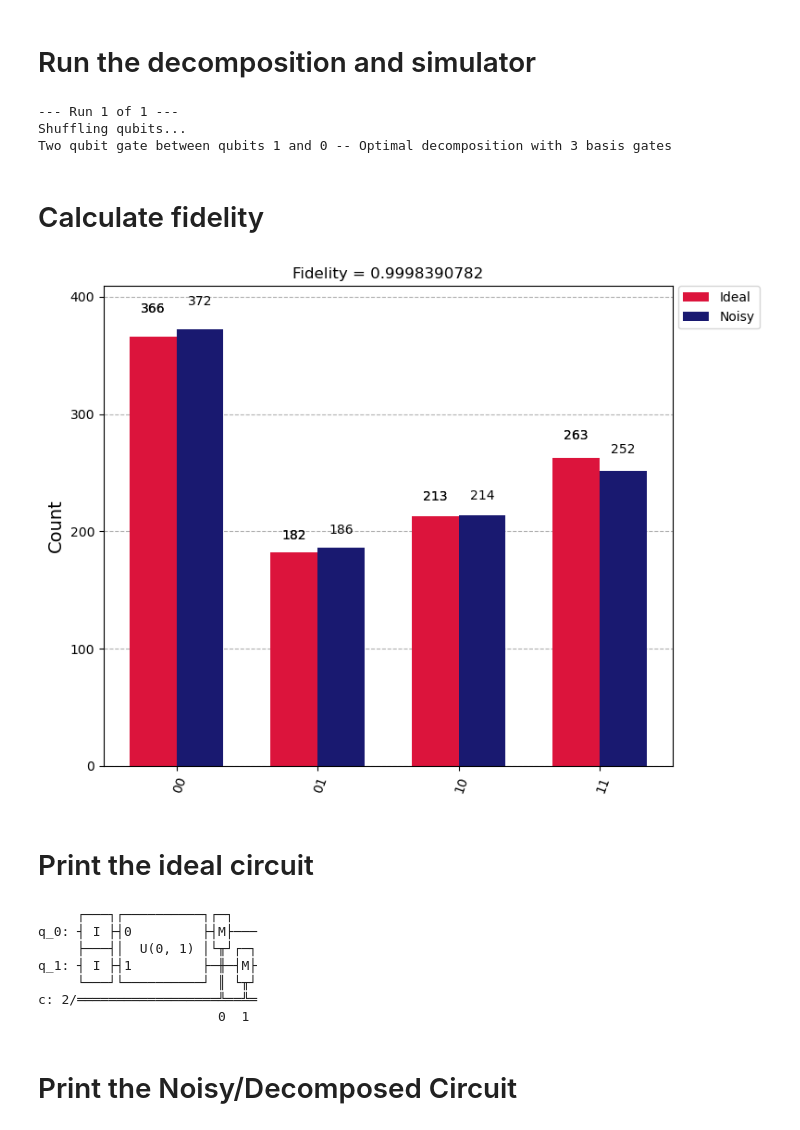
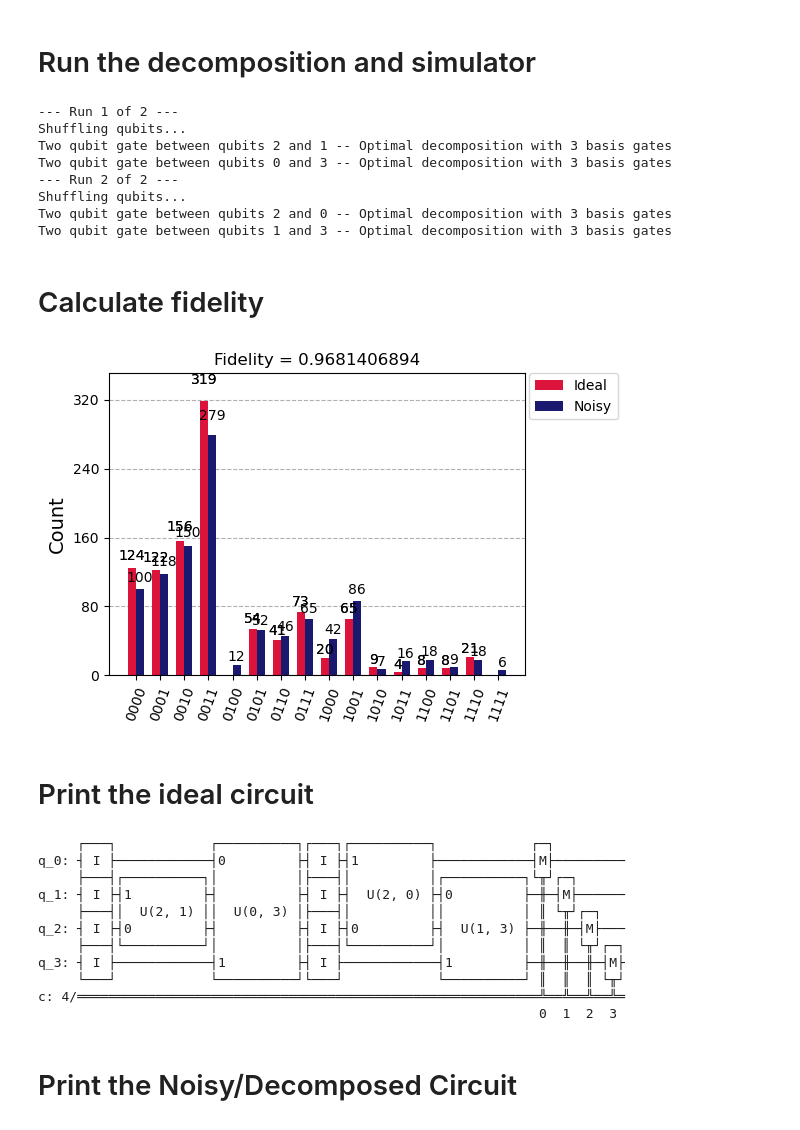
Before and after one commit to mikejshubrook/quantum-compiler, a Jupyter notebook: quantum-compiler.ipynb, the cells around one changed output. Drawn from its saved outputs; the diff is of its cells as text; code cells hidden in the pictures.

```diff
--- a/quantum-compiler.ipynb
+++ b/quantum-compiler.ipynb
@@ -69,7 +70,7 @@ euler_basis = "XYX"  # Euler basis
 # %% [markdown]
 # Choose the number of qubits and circuit depth
 # %%
-number_of_qubits = 2 #choose number of qubits
-circuit_depth = 1 #choose depth of circuit
+number_of_qubits = 4 #choose number of qubits
+circuit_depth = 2 #choose depth of circuit
 # %% [markdown]
 # Add errors to gates creating a NoiseModel
@@ -148,6 +77,9 @@ for j in np.arange(number_of_qubits):
 # %%
+# use trapped ion noise model
+total_noise_model = trapped_ion_noise_model(number_of_qubits, circuit_depth)
+
 # turn all the noise off
-total_noise_model = None
+# total_noise_model = None
 # %% [markdown]
 # Run the decomposition and simulator
 # %%
@@ -203,33 +135,42 @@ for d in range(circuit_depth):
 
             make_circuit(optimal_angles, optimal_basis_count, qc_noisy, qb_label[n], qb_label[n+1])
 # %% [output]
---- Run 1 of 1 ---
+--- Run 1 of 2 ---
 Shuffling qubits...
-Two qubit gate between qubits 1 and 0 -- Optimal decomposition with 3 basis gates
+Two qubit gate between qubits 2 and 1 -- Optimal decomposition with 3 basis gates
+Two qubit gate between qubits 0 and 3 -- Optimal decomposition with 3 basis gates
+--- Run 2 of 2 ---
+Shuffling qubits...
+Two qubit gate between qubits 2 and 0 -- Optimal decomposition with 3 basis gates
+Two qubit gate between qubits 1 and 3 -- Optimal decomposition with 3 basis gates
 # %% [markdown]
 # Calculate fidelity
 # %%
 # run both circuits, calculate fidelity and plot histograms
 fid, counts_exact, counts_decomp = circuit_fidelity(number_of_qubits, qc_exact, qc_noisy, total_noise_model)
 
 legend = ['Ideal', 'Noisy']
 
-plot_histogram([counts_exact, counts_decomp], figsize=(8,6), legend=legend, color=['crimson','midnightblue'],
+plot_histogram([counts_exact, counts_decomp], figsize=(6,4), legend=legend, color=['crimson','midnightblue'],
                 title=f'Fidelity = {fid:.10f}')
 # %% [output]
-[figure, old version]
+[figure, new version]
 # %% [markdown]
 # Print the ideal circuit
 # %%
 print(qc_exact)
 # %% [output]
-     ┌───┐┌──────────┐┌─┐
-q_0: ┤ I ├┤0         ├┤M├───
-     ├───┤│  U(0, 1) │└╥┘┌─┐
-q_1: ┤ I ├┤1         ├─╫─┤M├
-     └───┘└──────────┘ ║ └╥┘
-c: 2/══════════════════╩══╩═
-                       0  1
+     ┌───┐            ┌──────────┐┌───┐┌──────────┐            ┌─┐
+q_0: ┤ I ├────────────┤0         ├┤ I ├┤1         ├────────────┤M├─────────
+     ├───┤┌──────────┐│          │├───┤│          │┌──────────┐└╥┘┌─┐
+q_1: ┤ I ├┤1         ├┤          ├┤ I ├┤  U(2, 0) ├┤0         ├─╫─┤M├──────
+     ├───┤│  U(2, 1) ││  U(0, 3) │├───┤│          ││          │ ║ └╥┘┌─┐
+q_2: ┤ I ├┤0         ├┤          ├┤ I ├┤0         ├┤  U(1, 3) ├─╫──╫─┤M├───
+     ├───┤└──────────┘│          │├───┤└──────────┘│          │ ║  ║ └╥┘┌─┐
+q_3: ┤ I ├────────────┤1         ├┤ I ├────────────┤1         ├─╫──╫──╫─┤M├
+     └───┘            └──────────┘└───┘            └──────────┘ ║  ║  ║ └╥┘
+c: 4/═══════════════════════════════════════════════════════════╩══╩══╩══╩═
+                                                                0  1  2  3
 # %% [markdown]
 # Print the Noisy/Decomposed Circuit
 # %%
```
Also changed, not shown: parts of 4 cells of this notebook, 2 other files.
